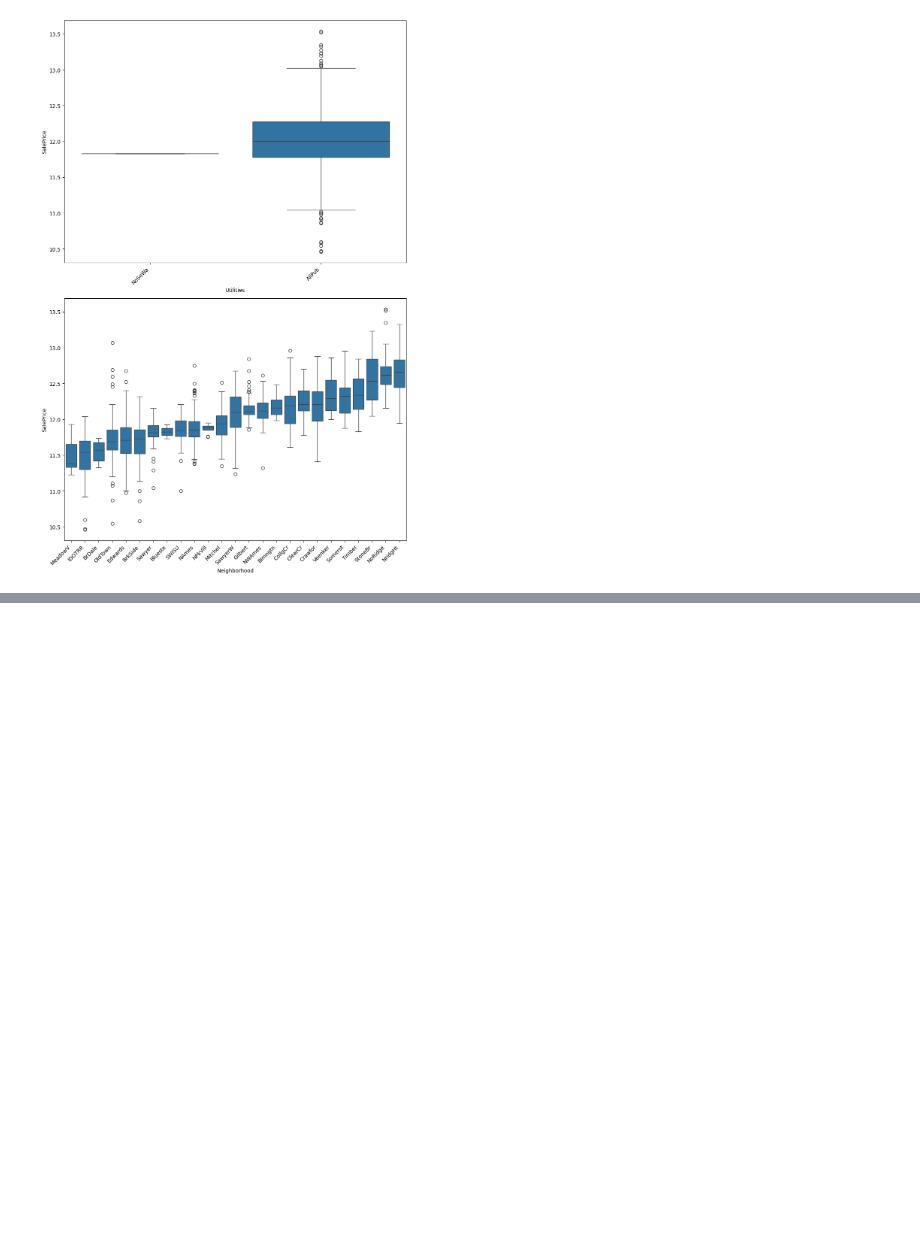
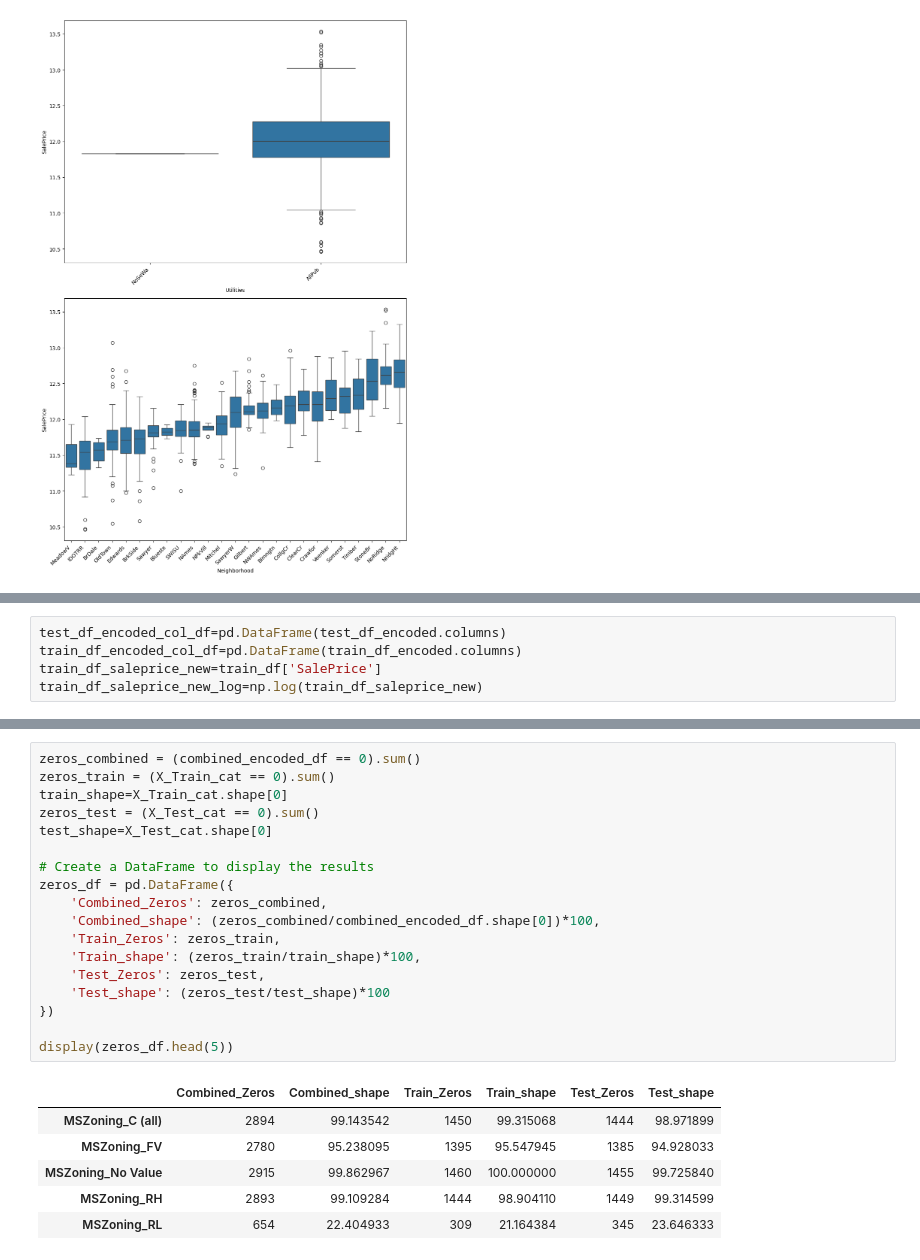
Before and after one commit to Anurag163/Kaggle--House-Prediction, a Jupyter notebook: RFE.ipynb, the cells around one changed output, grey strips where cells are left out. Cells and saved outputs as stored; diff of their text form; blank space fills up the shorter version.

```diff
--- a/RFE.ipynb
+++ b/RFE.ipynb
@@ -867,0 +1636,5 @@ plt.show()
+# %%
+test_df_encoded_col_df=pd.DataFrame(test_df_encoded.columns)
+train_df_encoded_col_df=pd.DataFrame(train_df_encoded.columns)
+train_df_saleprice_new=train_df['SalePrice']
+train_df_saleprice_new_log=np.log(train_df_saleprice_new)
@@ -867,0 +1707,25 @@ plt.show()
+# %%
+zeros_combined = (combined_encoded_df == 0).sum()
+zeros_train = (X_Train_cat == 0).sum()
+train_shape=X_Train_cat.shape[0]
+zeros_test = (X_Test_cat == 0).sum()
+test_shape=X_Test_cat.shape[0]
+
+# Create a DataFrame to display the results
+zeros_df = pd.DataFrame({
+    'Combined_Zeros': zeros_combined,
+    'Combined_shape': (zeros_combined/combined_encoded_df.shape[0])*100,
+    'Train_Zeros': zeros_train,
+    'Train_shape': (zeros_train/train_shape)*100,
+    'Test_Zeros': zeros_test,
+    'Test_shape': (zeros_test/test_shape)*100
+})
+
+display(zeros_df.head(5))
+# %% [output]
+|  | Combined_Zeros | Combined_shape | Train_Zeros | Train_shape | Test_Zeros | Test_shape |
+| MSZoning_C (all) | 2894 | 99.143542 | 1450 | 99.315068 | 1444 | 98.971899 |
+| MSZoning_FV | 2780 | 95.238095 | 1395 | 95.547945 | 1385 | 94.928033 |
+| MSZoning_No Value | 2915 | 99.862967 | 1460 | 100.000000 | 1455 | 99.725840 |
+| MSZoning_RH | 2893 | 99.109284 | 1444 | 98.904110 | 1449 | 99.314599 |
+| MSZoning_RL | 654 | 22.404933 | 309 | 21.164384 | 345 | 23.646333 |
```
Also changed, not shown: parts of 64 cells of this notebook, 7 other files.
